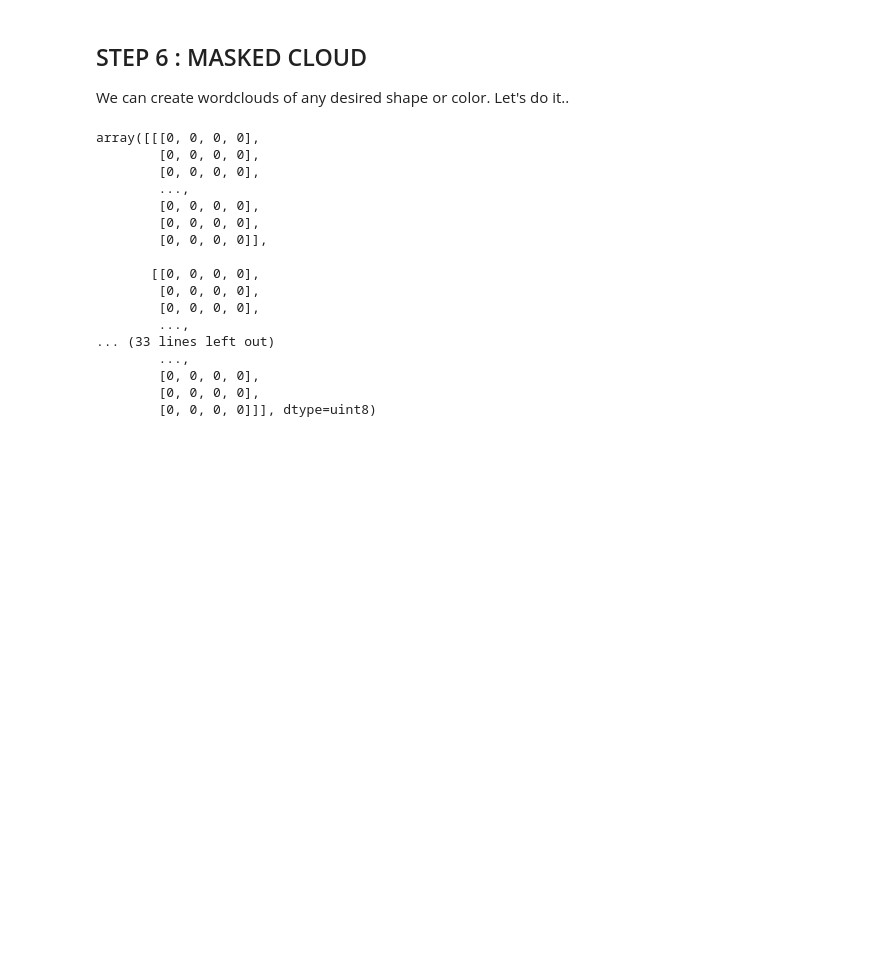
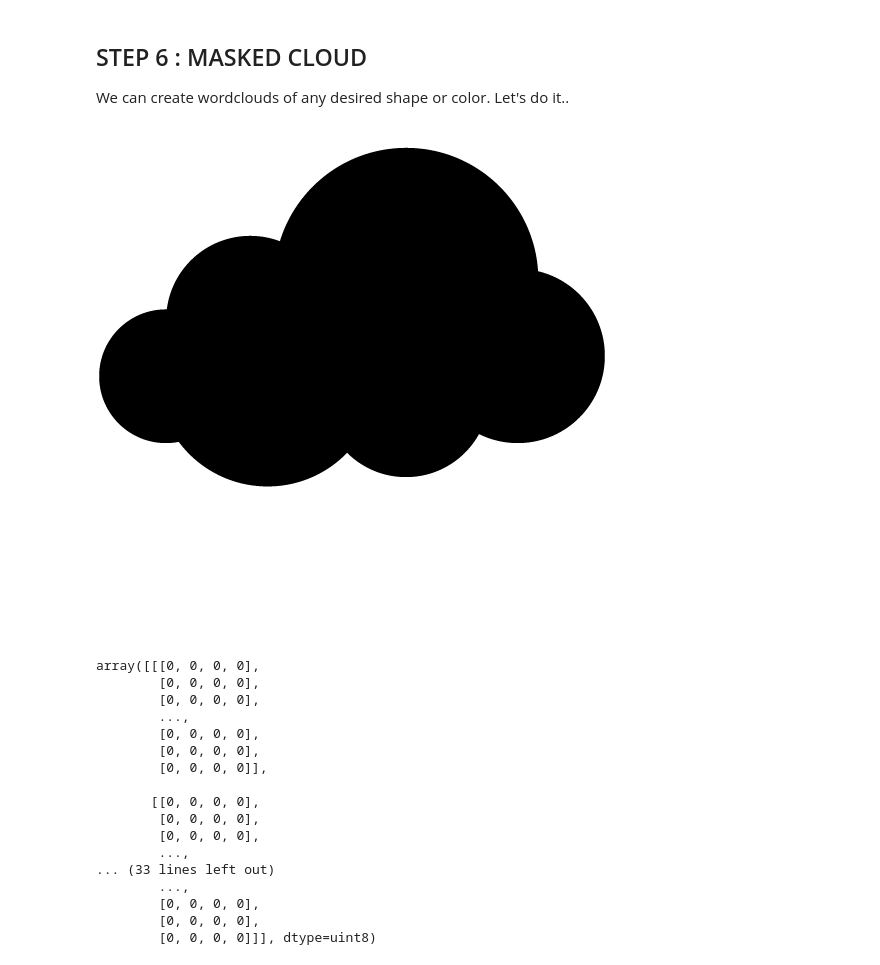
Before and after one commit to meghasundriyal/MCS311_Text_Analytics, a Jupyter notebook: word_cloud.ipynb, the cells around one changed output. Saved outputs shown, nothing was run; the diff lists cells and outputs as text; code cells hidden in the pictures; blank space fills up the shorter version.

```diff
--- a/word_cloud.ipynb
+++ b/word_cloud.ipynb
@@ -108,6 +108,10 @@ display_wordcloud(wordcloud)
 # %% [markdown]
 ## STEP 6 :  MASKED CLOUD
 We can create wordclouds of any desired shape or color. Let's do it..
+# %%
+Image.open("Masks/cloud_mask.png")
+# %% [output]
+[figure, added]
 # %%
 mask = np.array(Image.open("Masks/cloud_mask.png"))
 mask
```
Also changed, not shown: parts of 5 cells of this notebook.
